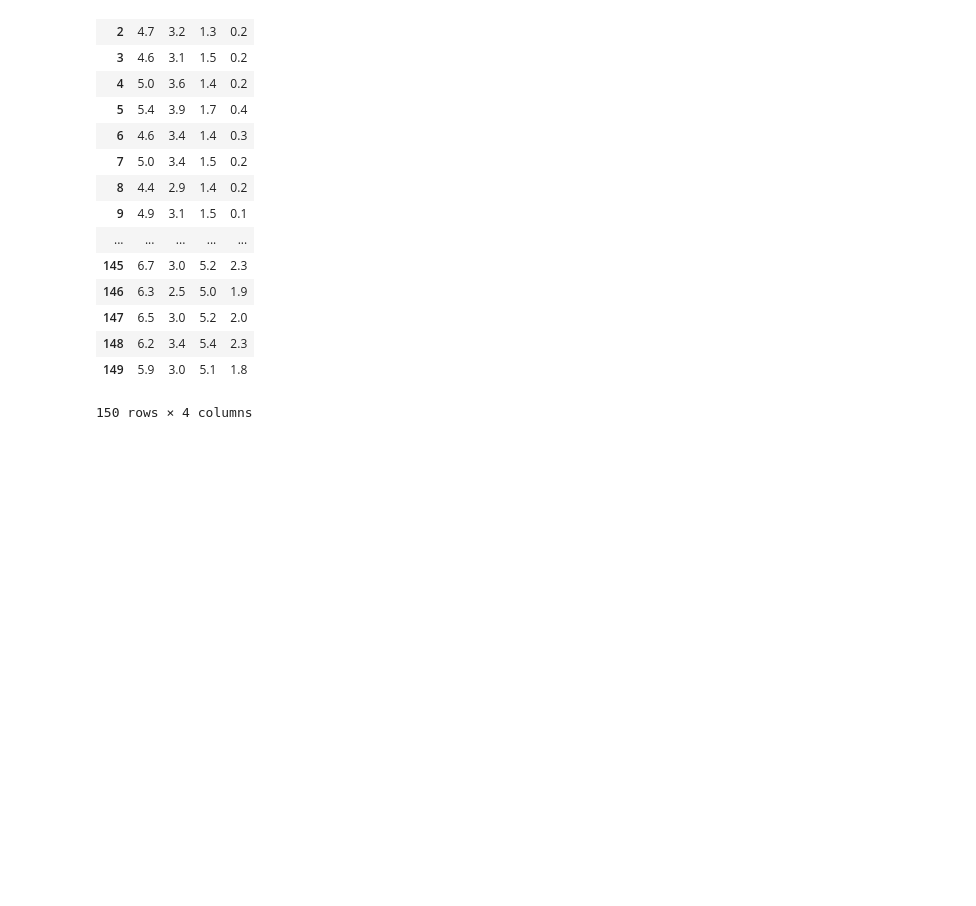
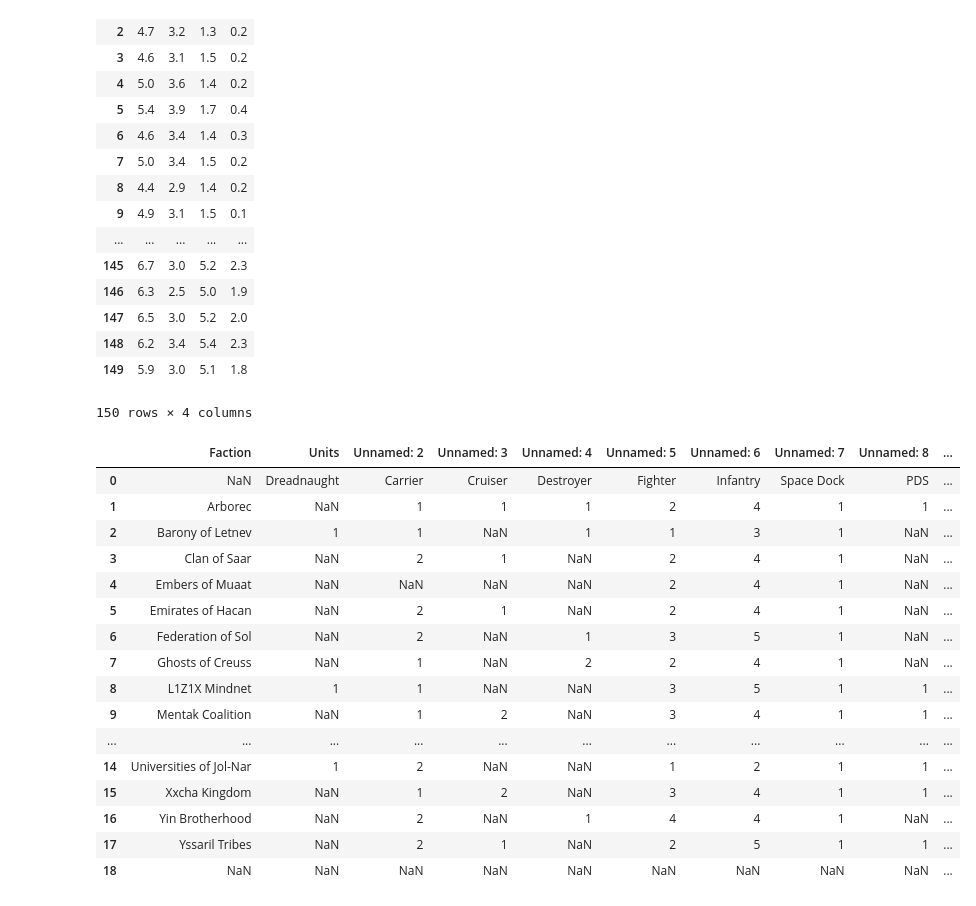
Before and after one commit to dalems4/job_tracker_practice, a Jupyter notebook: tracker_practice.ipynb, the cells around one changed output. Cells and saved outputs as stored; diff of their text form; code cells hidden in the pictures; blank space fills up the shorter version.

Commit message:
csv_starting fleets

```diff
--- a/tracker_practice.ipynb
+++ b/tracker_practice.ipynb
@@ -204,3 +204,25 @@ iris_df
 | 148 | 6.2 | 3.4 | 5.4 | 2.3 |
 | 149 | 5.9 | 3.0 | 5.1 | 1.8 |
 150 rows × 4 columns
+# %%
+starting_cost = pd.read_csv('starting_cost.txt')
+# %%
+starting_cost
+# %% [output]
+|  | Faction | Units | Unnamed: 2 | Unnamed: 3 | Unnamed: 4 | Unnamed: 5 | Unnamed: 6 | Unnamed: 7 | Unnamed: 8 | ... |
+| 0 | NaN | Dreadnaught | Carrier | Cruiser | Destroyer | Fighter | Infantry | Space Dock | PDS | ... |
+| 1 | Arborec | NaN | 1 | 1 | 1 | 2 | 4 | 1 | 1 | ... |
+| 2 | Barony of Letnev | 1 | 1 | NaN | 1 | 1 | 3 | 1 | NaN | ... |
+| 3 | Clan of Saar | NaN | 2 | 1 | NaN | 2 | 4 | 1 | NaN | ... |
+| 4 | Embers of Muaat | NaN | NaN | NaN | NaN | 2 | 4 | 1 | NaN | ... |
+| 5 | Emirates of Hacan | NaN | 2 | 1 | NaN | 2 | 4 | 1 | NaN | ... |
+| 6 | Federation of Sol | NaN | 2 | NaN | 1 | 3 | 5 | 1 | NaN | ... |
+| 7 | Ghosts of Creuss | NaN | 1 | NaN | 2 | 2 | 4 | 1 | NaN | ... |
+| 8 | L1Z1X Mindnet | 1 | 1 | NaN | NaN | 3 | 5 | 1 | 1 | ... |
+| 9 | Mentak Coalition | NaN | 1 | 2 | NaN | 3 | 4 | 1 | 1 | ... |
+| ... | ... | ... | ... | ... | ... | ... | ... | ... | ... | ... |
+| 14 | Universities of Jol-Nar | 1 | 2 | NaN | NaN | 1 | 2 | 1 | 1 | ... |
+| 15 | Xxcha Kingdom | NaN | 1 | 2 | NaN | 3 | 4 | 1 | 1 | ... |
+| 16 | Yin Brotherhood | NaN | 2 | NaN | 1 | 4 | 4 | 1 | NaN | ... |
+| 17 | Yssaril Tribes | NaN | 2 | 1 | NaN | 2 | 5 | 1 | 1 | ... |
+| 18 | NaN | NaN | NaN | NaN | NaN | NaN | NaN | NaN | NaN | ... |
```
Also changed, not shown: 1 other file.
